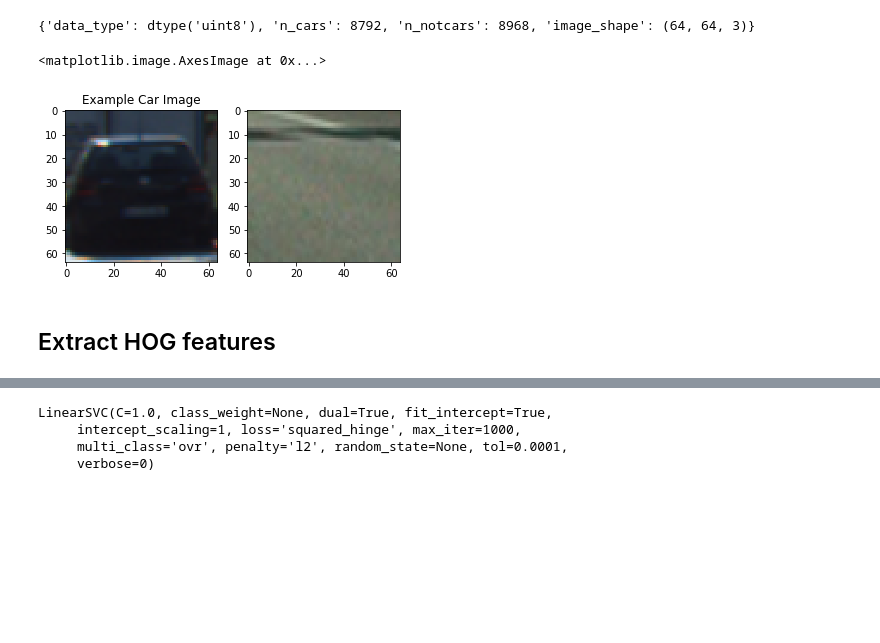
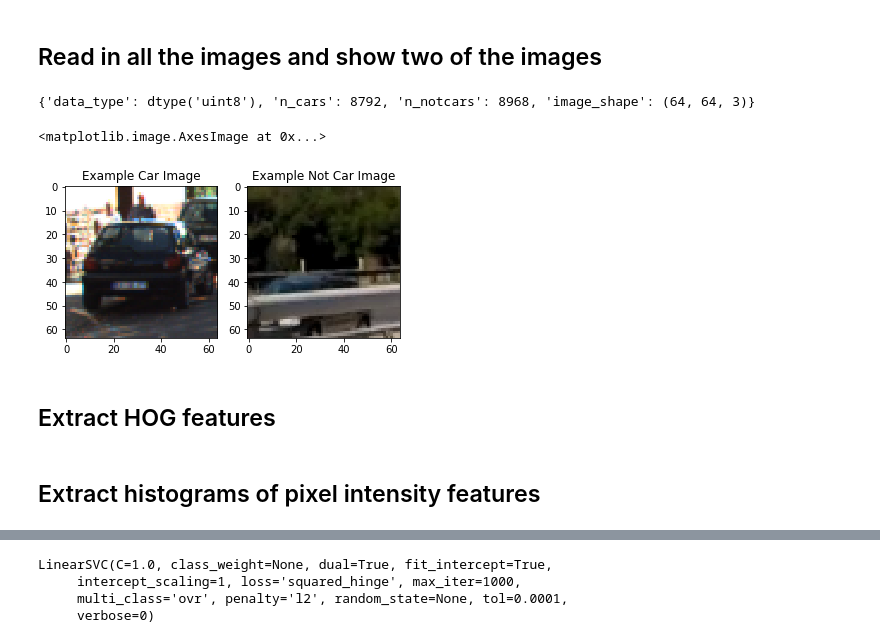
Before and after one commit to root221/CarND-Vehicle-Detection, a Jupyter notebook: VehicleDetectionAndTracking.ipynb, the cells around one changed output, grey strips where cells are left out. Cells and saved outputs as stored; diff of their text form; code cells hidden in the pictures; blank space fills up the shorter version.

```diff
--- a/VehicleDetectionAndTracking.ipynb
+++ b/VehicleDetectionAndTracking.ipynb
@@ -8,4 +10,6 @@ from skimage.feature import hog
 % matplotlib inline
+# %% [markdown]
+## Read in all the images and show two of the images
 # %%
 cars = glob.glob('vehicles/*/*.png')
 notcars = glob.glob('non-vehicles/*/*.png')
@@ -26,22 +30,23 @@ print(data_dict)
 # %%
 # choose two random indices
 car_ind = np.random.randint(0,data_dict["n_cars"])
 notcar_ind = np.random.randint(0,data_dict["n_notcars"])
 # read the images
 car_image = cv2.imread(cars[car_ind])
 notcar_image = cv2.imread(notcars[notcar_ind])
 car_image = cv2.cvtColor(car_image,cv2.COLOR_BGR2RGB)
 notcar_image = cv2.cvtColor(notcar_image,cv2.COLOR_BGR2RGB)
 # plot the image
 fig = plt.figure()
 plt.subplot(121)
 plt.imshow(car_image)
 plt.title('Example Car Image')
 plt.subplot(122)
+plt.title('Example Not Car Image')
 plt.imshow(notcar_image)
 # %% [output]
 <matplotlib.image.AxesImage at 0x...>
-[figure, old version]
+[figure, new version]
 # %% [markdown]
 ## Extract HOG features
 # %%
@@ -54,6 +59,8 @@ def get_hog_features(img,orient,pix_per_cell,cell_per_block,vis=True,feature_vec
         features = hog(img,orientations=orient,pixels_per_cell=(pix_per_cell,pix_per_cell), \
                       cells_per_block=(cell_per_block,cell_per_block),visualise=vis,feature_vector=feature_vec,block_norm="L2-Hys")
         return features
+# %% [markdown]
+## Extract histograms of pixel intensity features
 # %%
 def color_hist(img,nbins=32,bin_range=(0,256)):
     channel_1_hist = np.histogram(img[:,:,0],bins=32,range=bin_range)
```
Also changed, not shown: parts of 33 cells of this notebook, 1 other file.
